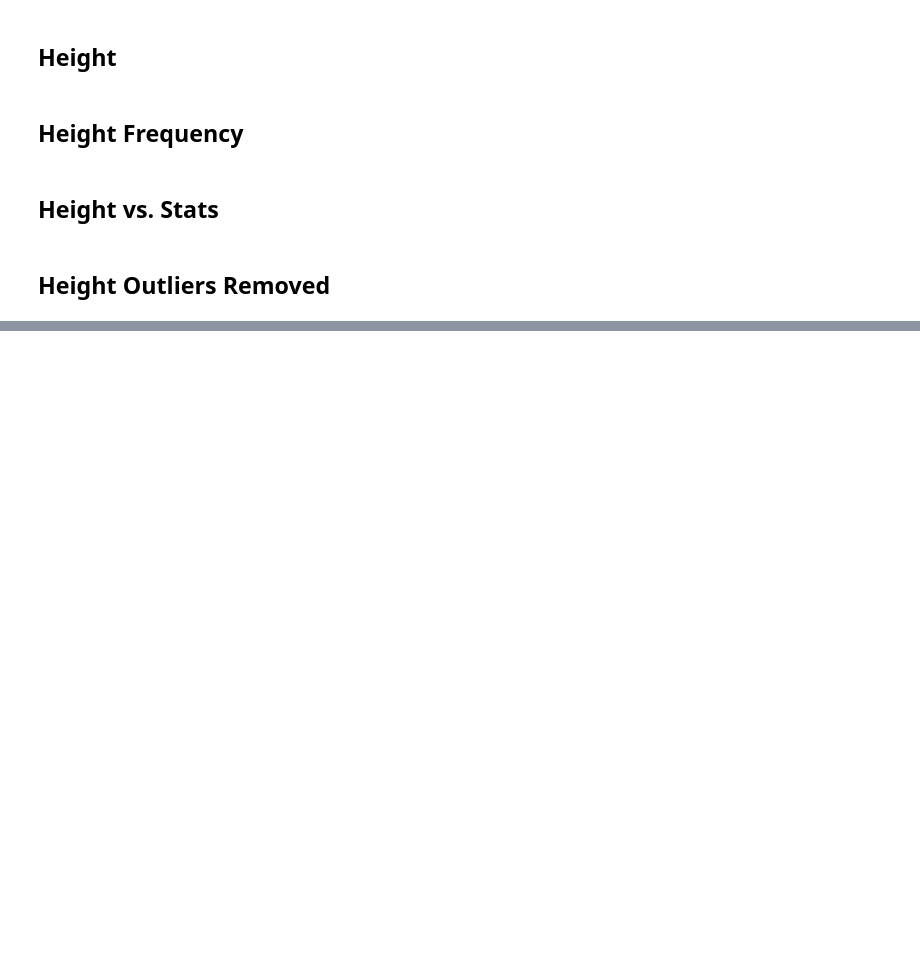
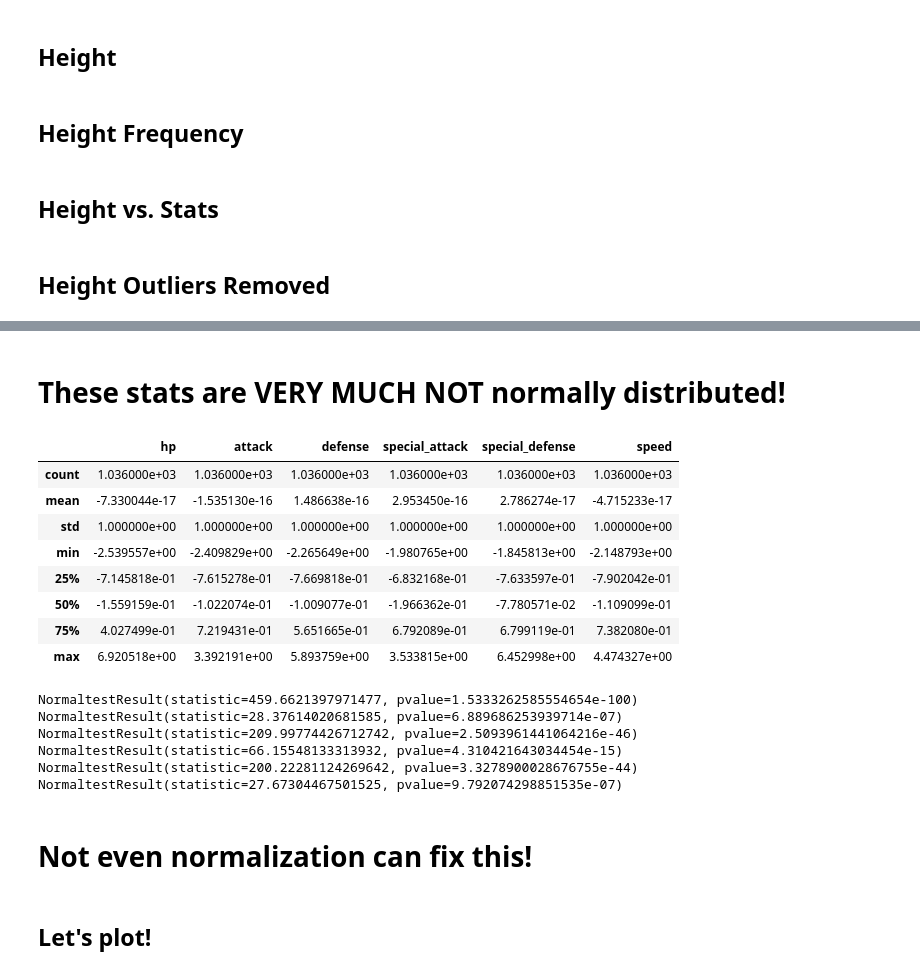
Before and after one commit to maxkrueger96/web-design-challenge, a Jupyter notebook: resources/analysis.ipynb, the cells around one changed output, grey strips where cells are left out. Cells and saved outputs as stored; diff of their text form; code cells hidden in the pictures; blank space fills up the shorter version.

```diff
--- a/resources/analysis.ipynb
+++ b/resources/analysis.ipynb
@@ -434,0 +497,48 @@ plt.close('all')
+# %% [markdown]
+# These stats are VERY MUCH NOT normally distributed!
+# %%
+def norm2(s):
+    mu = s.mean()
+    sig = s.std()
+    snew = []
+    for x in s:
+        normx = (float(x) - mu)/sig
+        snew.append(normx)
+    return snew
+
+def normed2():
+    norm_dict = dict.fromkeys(pokemon.keys())
+    for x in pokemon.keys():
+        if x in stat:
+            norm_dict[x] = norm2(pokemon[x])
+        else:
+            norm_dict[x] = pokemon[x]
+    newdf = pd.DataFrame(norm_dict)
+    return newdf
+
+pokestandard = normed2()
+pokestandard[stat].describe()
+# %% [output]
+|  | hp | attack | defense | special_attack | special_defense | speed |
+| count | 1.036000e+03 | 1.036000e+03 | 1.036000e+03 | 1.036000e+03 | 1.036000e+03 | 1.036000e+03 |
+| mean | -7.330044e-17 | -1.535130e-16 | 1.486638e-16 | 2.953450e-16 | 2.786274e-17 | -4.715233e-17 |
+| std | 1.000000e+00 | 1.000000e+00 | 1.000000e+00 | 1.000000e+00 | 1.000000e+00 | 1.000000e+00 |
+| min | -2.539557e+00 | -2.409829e+00 | -2.265649e+00 | -1.980765e+00 | -1.845813e+00 | -2.148793e+00 |
+| 25% | -7.145818e-01 | -7.615278e-01 | -7.669818e-01 | -6.832168e-01 | -7.633597e-01 | -7.902042e-01 |
+| 50% | -1.559159e-01 | -1.022074e-01 | -1.009077e-01 | -1.966362e-01 | -7.780571e-02 | -1.109099e-01 |
+| 75% | 4.027499e-01 | 7.219431e-01 | 5.651665e-01 | 6.792089e-01 | 6.799119e-01 | 7.382080e-01 |
+| max | 6.920518e+00 | 3.392191e+00 | 5.893759e+00 | 3.533815e+00 | 6.452998e+00 | 4.474327e+00 |
+# %%
+for x in stat:
+    print(stats.normaltest(pokestandard[x]))
+# %% [output]
+NormaltestResult(statistic=459.6621397971477, pvalue=1.5333262585554654e-100)
+NormaltestResult(statistic=28.37614020681585, pvalue=6.889686253939714e-07)
+NormaltestResult(statistic=209.99774426712742, pvalue=2.5093961441064216e-46)
+NormaltestResult(statistic=66.15548133313932, pvalue=4.310421643034454e-15)
+NormaltestResult(statistic=200.22281124269642, pvalue=3.3278900028676755e-44)
+NormaltestResult(statistic=27.67304467501525, pvalue=9.792074298851535e-07)
+# %% [markdown]
+# Not even normalization can fix this!
+# %% [markdown]
+## Let's plot!
```
Also changed, not shown: parts of 10 cells of this notebook, 13 other files.
